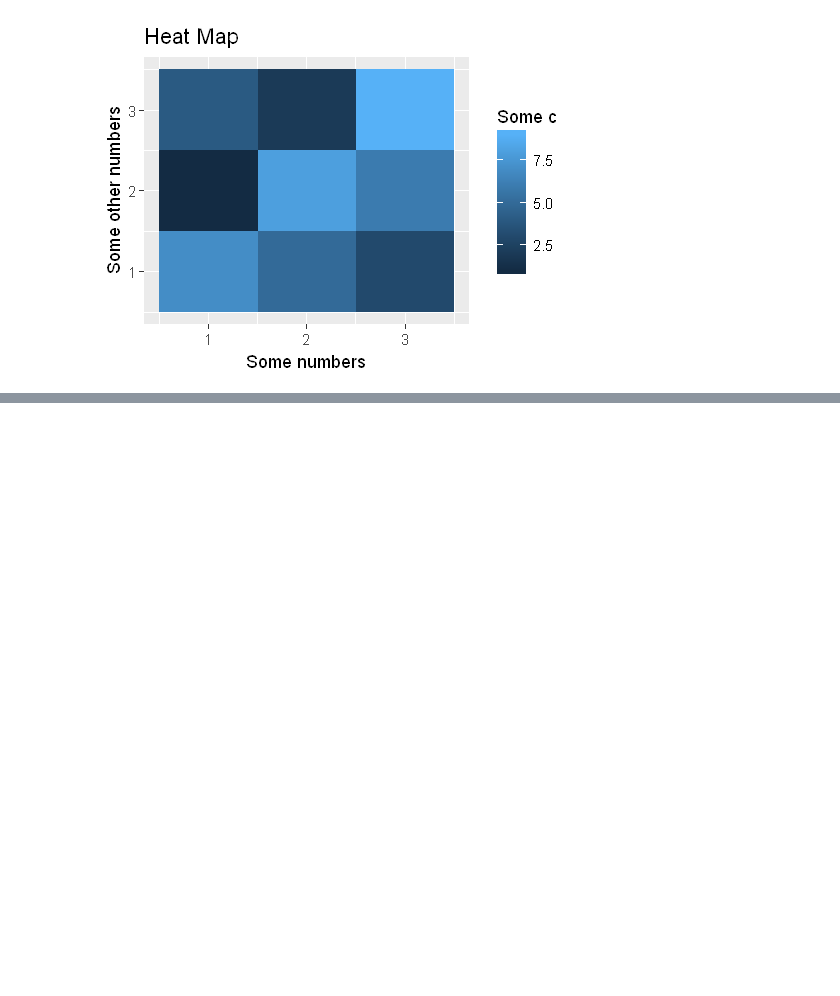
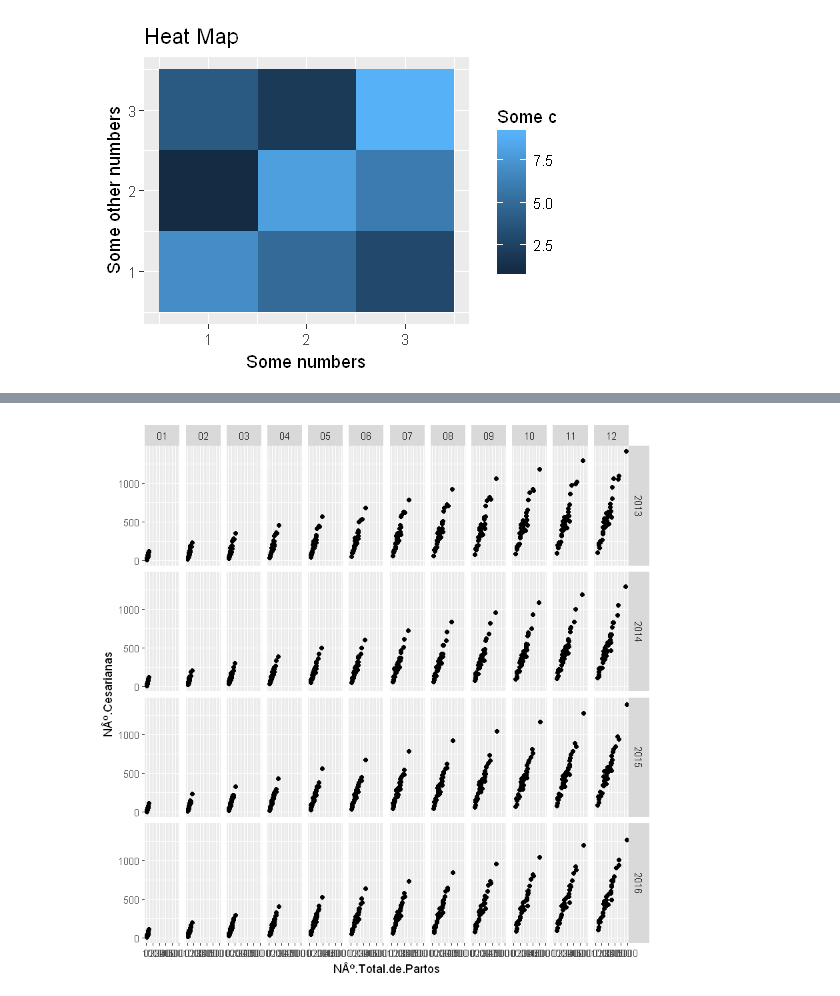
Before and after one commit to lizamc/ggplot2_workshop, a Jupyter notebook: ggplot2.ipynb, the cells around one changed output, grey strips where cells are left out. Drawn from its saved outputs; the diff is of its cells as text; code cells hidden in the pictures; blank space fills up the shorter version.

```diff
--- a/ggplot2.ipynb
+++ b/ggplot2.ipynb
@@ -634,0 +687,4 @@ ggplot(our_data, aes(a, b)) + geom_raster(aes(fill = c)) +
+# %%
+g + geom_point() + facet_grid(Year ~ Month)
+# %% [output]
+[figure, added]
```
Also changed, not shown: parts of 11 cells of this notebook.
